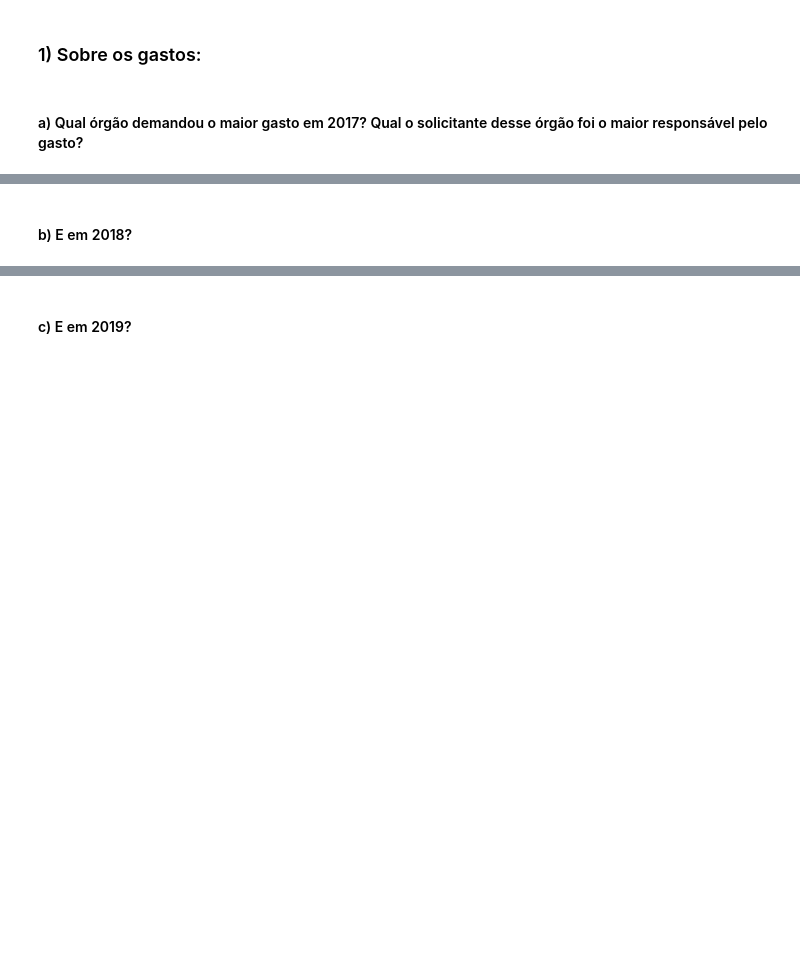
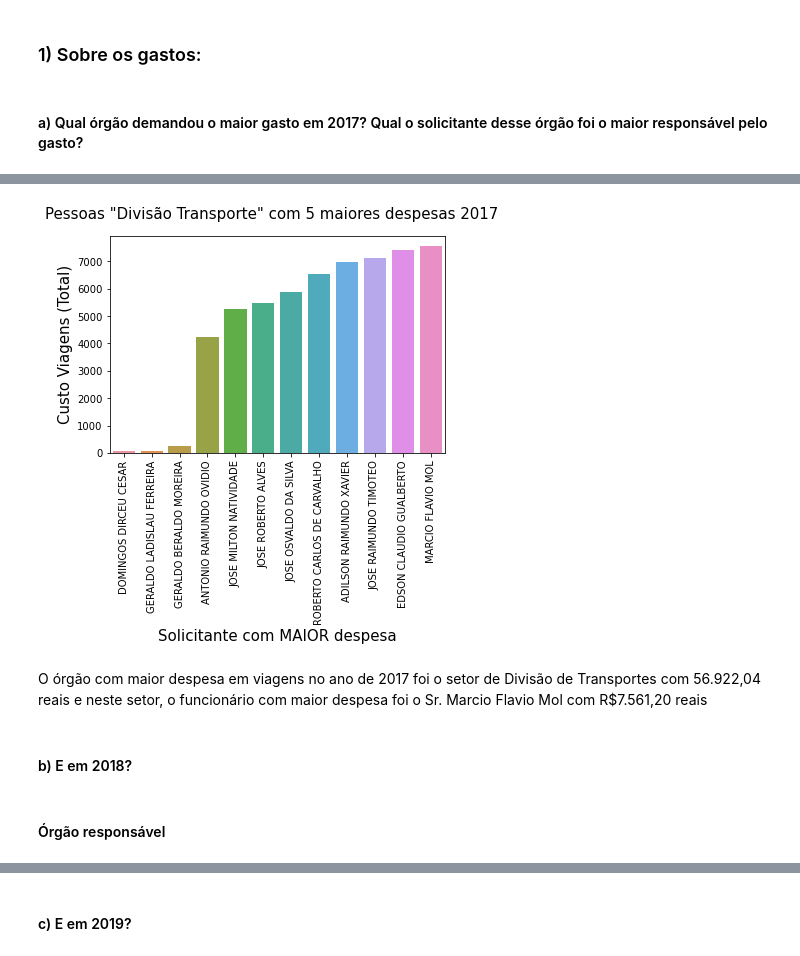
Before and after one commit to PedroSouzaDS/Traveling-Costs-Issue, a Jupyter notebook: Exploring_analysis/Análise_exploratoria.ipynb, the cells around one changed output, grey strips where cells are left out. Cells and saved outputs as stored; diff of their text form; code cells hidden in the pictures; blank space fills up the shorter version.

```diff
--- a/Exploring_analysis/Análise_exploratoria.ipynb
+++ b/Exploring_analysis/Análise_exploratoria.ipynb
@@ -7,0 +66,3 @@ Nesta etapa, os dados de custos de viagem serão analisados estatisticamente mai
+# %%
+flt17_2 = flt17[flt17.Orgao_Solicitante == 'DIVISÃO DE TRANSPORTES']
+flt17_2.groupby('Nome_Solicitante').Vr_Viagem.sum().sort_values().tail()
@@ -8,2 +94,17 @@ Nesta etapa, os dados de custos de viagem serão analisados estatisticamente mai
+# %%
+sns.barplot(flt17_2.groupby('Nome_Solicitante').Vr_Viagem.sum().sort_values().index,
+           y = flt17_2.groupby('Nome_Solicitante').Vr_Viagem.sum().sort_values())
+plt.xticks(rotation=90)
+plt.xlabel('Solicitante com MAIOR despesa', fontsize = 15)
+plt.ylabel('Custo Viagens (Total)', fontsize = 15)
+plt.suptitle('Pessoas "Divisão Transporte" com 5 maiores despesas 2017',
+            fontsize = 15)
+plt.show()
+# %% [output]
+[figure, added]
+# %% [markdown]
+O órgão com maior despesa em viagens no ano de 2017 foi o setor de Divisão de Transportes com 56.922,04 reais e neste setor, o funcionário com maior despesa foi o Sr. Marcio Flavio Mol com R$7.561,20 reais
 # %% [markdown]
 #### b) E em 2018?
+# %% [markdown]
+#### Órgão responsável
```
Also changed, not shown: parts of 31 cells of this notebook.
